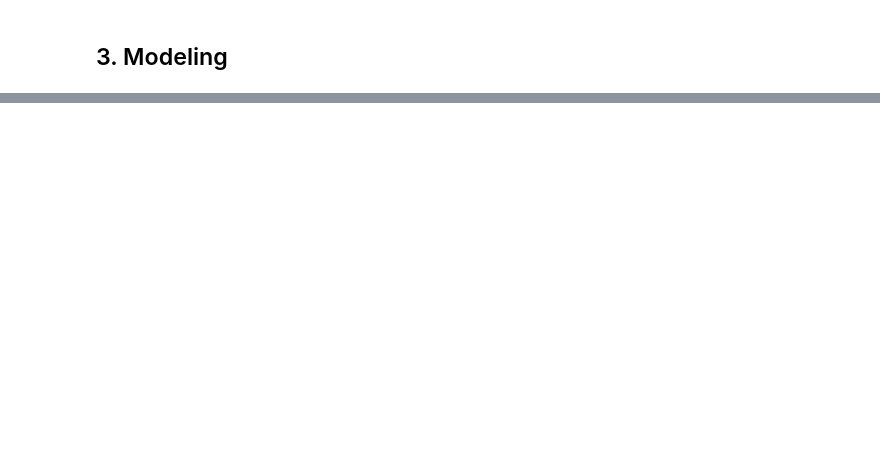
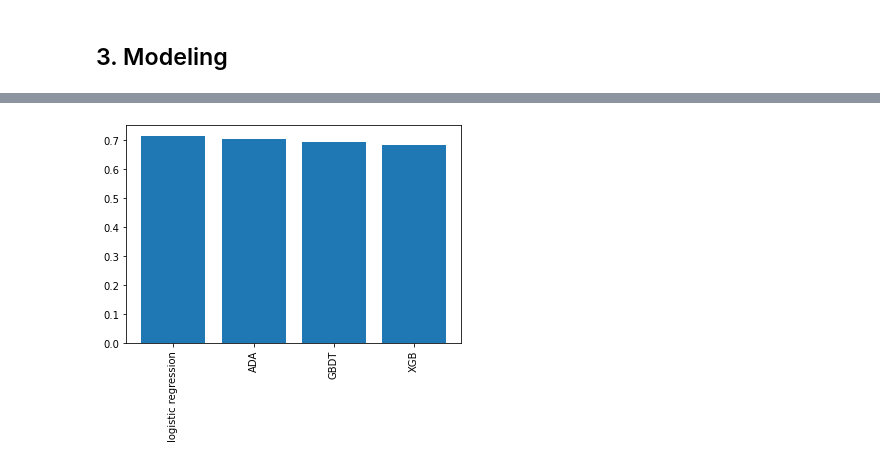
Before and after one commit to jfloww/2022WorldCupWinner, a Jupyter notebook: worldCup2022.ipynb, the cells around one changed output, grey strips where cells are left out. Drawn from its saved outputs; the diff is of its cells as text; code cells hidden in the pictures; blank space fills up the shorter version.

```diff
--- a/worldCup2022.ipynb
+++ b/worldCup2022.ipynb
@@ -221,0 +251,22 @@ ValueError: Found input variables with inconsistent numbers of samples: [32, 315
+# %%
+gbdt = GradientBoostingClassifier(random_state = 42)
+gbdt.fit(X_train, y_train)
+gbdt_acc = gbdt.score(X_test, y_test)
+acc_score['model_name'].append('GBDT')
+acc_score['score'].append(gbdt_acc)
+# %%
+ada = AdaBoostClassifier(random_state = 42)
+ada.fit(X_train, y_train)
+ada_acc = ada.score(X_test, y_test)
+acc_score['model_name'].append('ADA')
+acc_score['score'].append(ada_acc)
+# %%
+acc_score = pd.DataFrame(acc_score)
+# %%
+acc_score = acc_score.sort_values(['score'], ascending = False)
+# %%
+plt.bar(acc_score['model_name'], acc_score['score'])
+plt.xticks(rotation = 90)
+plt.show()
+# %% [output]
+[figure, added]
```
Also changed, not shown: parts of 22 cells of this notebook.
